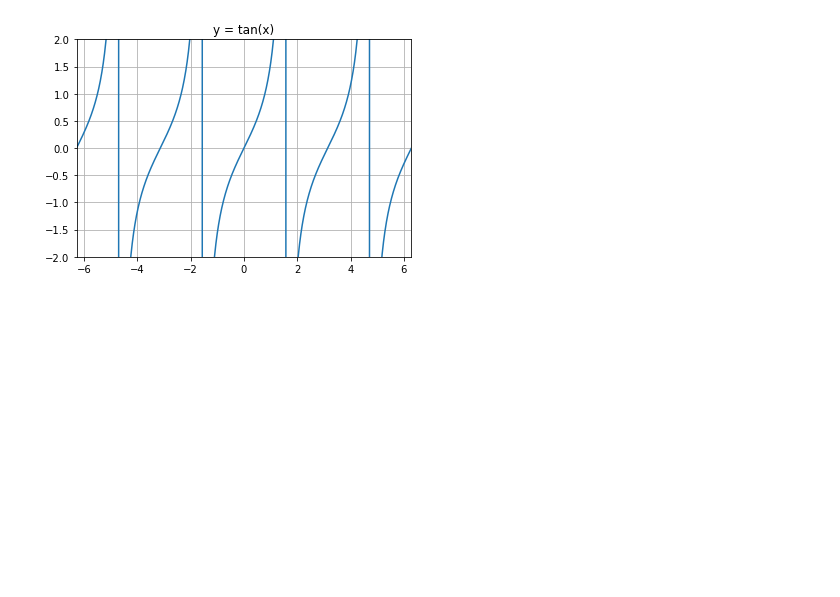
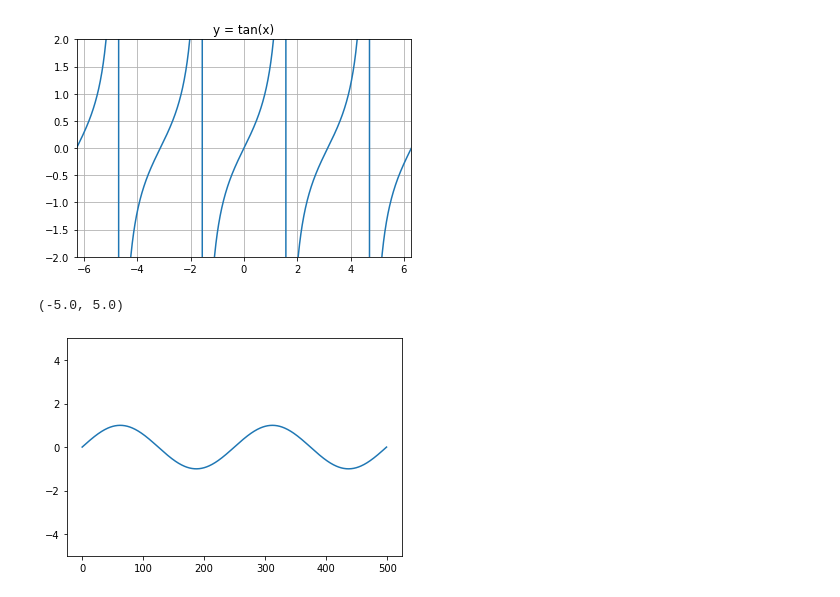
Before and after one commit to rohitaswchoudhary/spy_tutorial, a Jupyter notebook: plot/trig_functions.ipynb, the cells around one changed output. Cells and saved outputs as stored; diff of their text form; code cells hidden in the pictures; blank space fills up the shorter version.

```diff
--- a/plot/trig_functions.ipynb
+++ b/plot/trig_functions.ipynb
@@ -83,0 +70,10 @@ plt.show()
+# %%
+# PLOTTING OF SIN FUNCTION.
+
+x = np.linspace(-2*np.pi, 2*np.pi,500)
+
+plt.plot(np.sin(x))
+plt.ylim(-5,5)
+# %% [output]
+(-5.0, 5.0)
+[figure, added]
```
Also changed, not shown: parts of 3 cells of this notebook, 4 other files.
